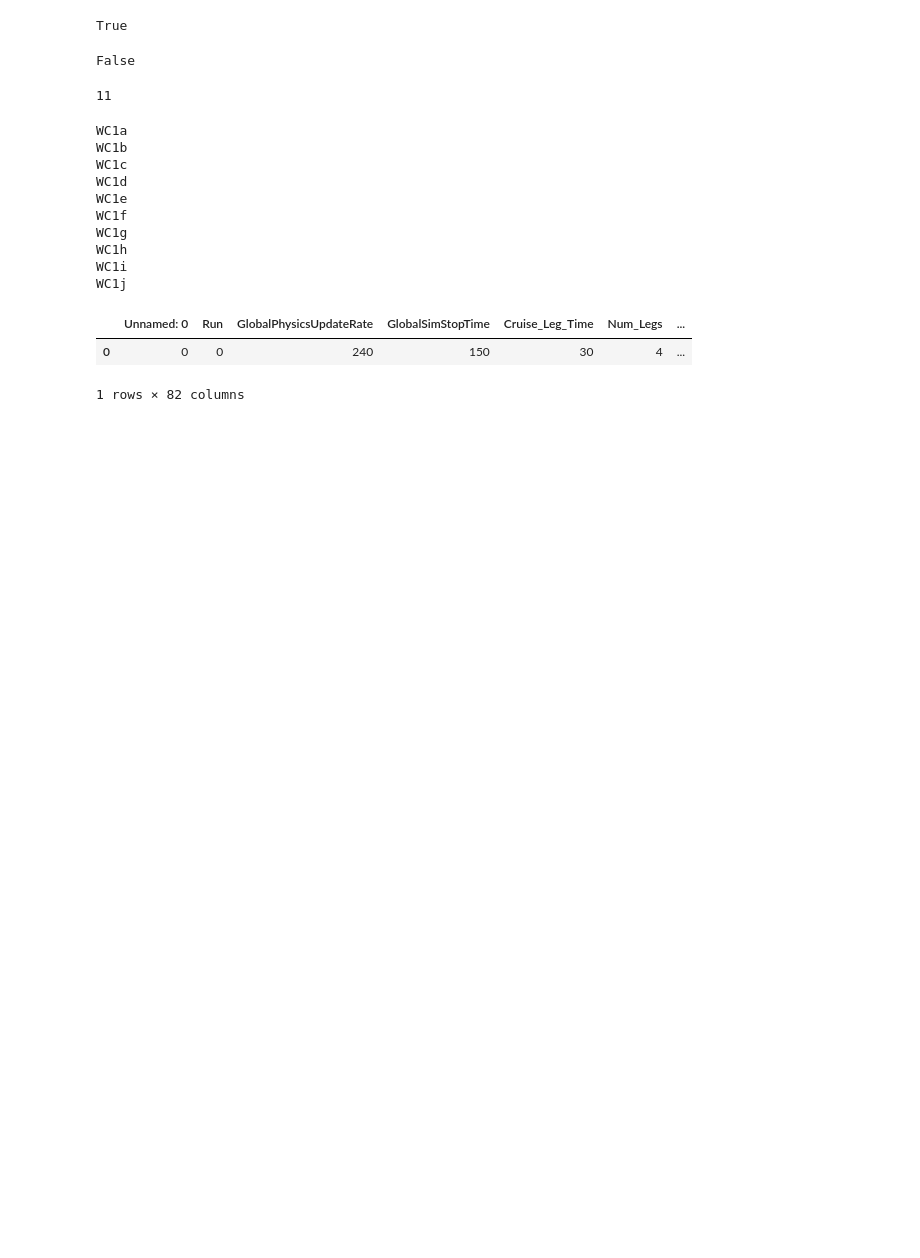
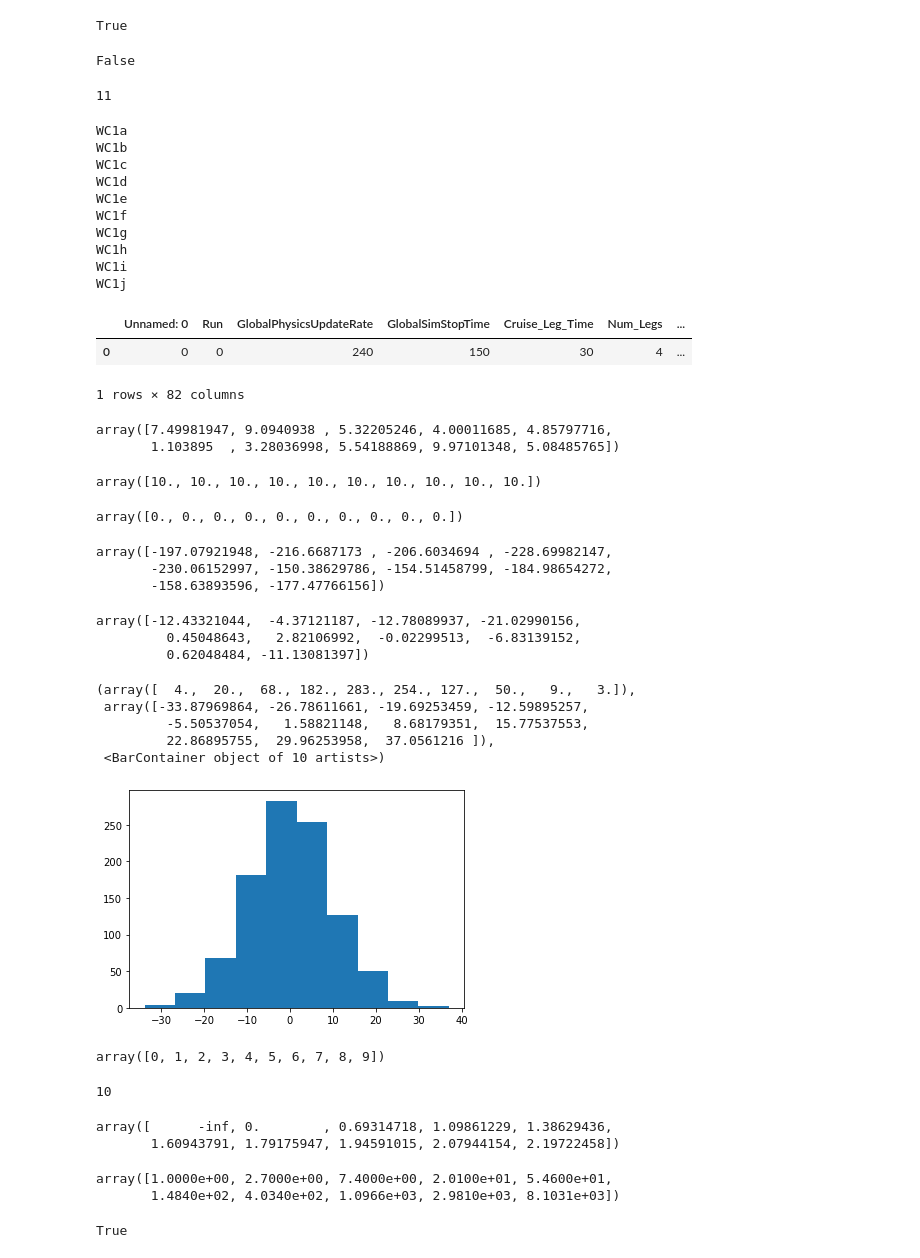
Before and after one commit to zhihaoquek/AAM_Sim, a Jupyter notebook: Debug and Develop.ipynb, the cells around one changed output. Drawn from its saved outputs; the diff is of its cells as text; code cells hidden in the pictures; blank space fills up the shorter version.

```diff
--- a/Debug and Develop.ipynb
+++ b/Debug and Develop.ipynb
@@ -639,3 +639,68 @@ get_param()
 |  | Unnamed: 0 | Run | GlobalPhysicsUpdateRate | GlobalSimStopTime | Cruise_Leg_Time | Num_Legs | ... |
 | 0 | 0 | 0 | 240 | 150 | 30 | 4 | ... |
 1 rows × 82 columns
+# %%
+import numpy as np
+import pandas as pd
+
+np.random.uniform(0, 10, size=10)
+# %% [output]
+array([7.49981947, 9.0940938 , 5.32205246, 4.00011685, 4.85797716,
+       1.103895  , 3.28036998, 5.54188869, 9.97101348, 5.08485765])
+# %%
+num_runs = 10
+np.ones(num_runs) * 10
+# %% [output]
+array([10., 10., 10., 10., 10., 10., 10., 10., 10., 10.])
+# %%
+AC1_HDG = 0 * np.ones(num_runs)
+AC1_HDG = AC1_HDG * np.pi/180
+AC1_HDG
+# %% [output]
+array([0., 0., 0., 0., 0., 0., 0., 0., 0., 0.])
+# %%
+np.random.uniform(150, 250, size=num_runs) * -np.cos(AC1_HDG)
+# %% [output]
+array([-197.07921948, -216.6687173 , -206.6034694 , -228.69982147,
+       -230.06152997, -150.38629786, -154.51458799, -184.98654272,
+       -158.63893596, -177.47766156])
+# %%
+np.random.normal(0, 10, size=num_runs)
+# %% [output]
+array([-12.43321044,  -4.37121187, -12.78089937, -21.02990156,
+         0.45048643,   2.82106992,  -0.02299513,  -6.83139152,
+         0.62048484, -11.13081397])
+# %%
+import matplotlib.pyplot as plt
+
+fig, ax = plt.subplots()
+ax.hist(np.random.normal(0, 10, size=1000))
+# %% [output]
+(array([  4.,  20.,  68., 182., 283., 254., 127.,  50.,   9.,   3.]),
+ array([-33.87969864, -26.78611661, -19.69253459, -12.59895257,
+         -5.50537054,   1.58821148,   8.68179351,  15.77537553,
+         22.86895755,  29.96253958,  37.0561216 ]),
+ <BarContainer object of 10 artists>)
+[figure, added]
+# %%
+np.arange(0, num_runs)
+# %% [output]
+array([0, 1, 2, 3, 4, 5, 6, 7, 8, 9])
+# %%
+num_runs
+# %% [output]
+10
+# %%
+np.log(np.arange(0, num_runs))
+# %% [output]
+array([      -inf, 0.        , 0.69314718, 1.09861229, 1.38629436,
+       1.60943791, 1.79175947, 1.94591015, 2.07944154, 2.19722458])
+# %%
+np.exp(np.arange(0, num_runs)).round(1)
+# %% [output]
+array([1.0000e+00, 2.7000e+00, 7.4000e+00, 2.0100e+01, 5.4600e+01,
+       1.4840e+02, 4.0340e+02, 1.0966e+03, 2.9810e+03, 8.1031e+03])
+# %%
+isinstance(np.exp(np.arange(0, num_runs)), type(np.array([])))
+# %% [output]
+True
```
Also changed, not shown: parts of 3 cells of this notebook, 10 other files.
